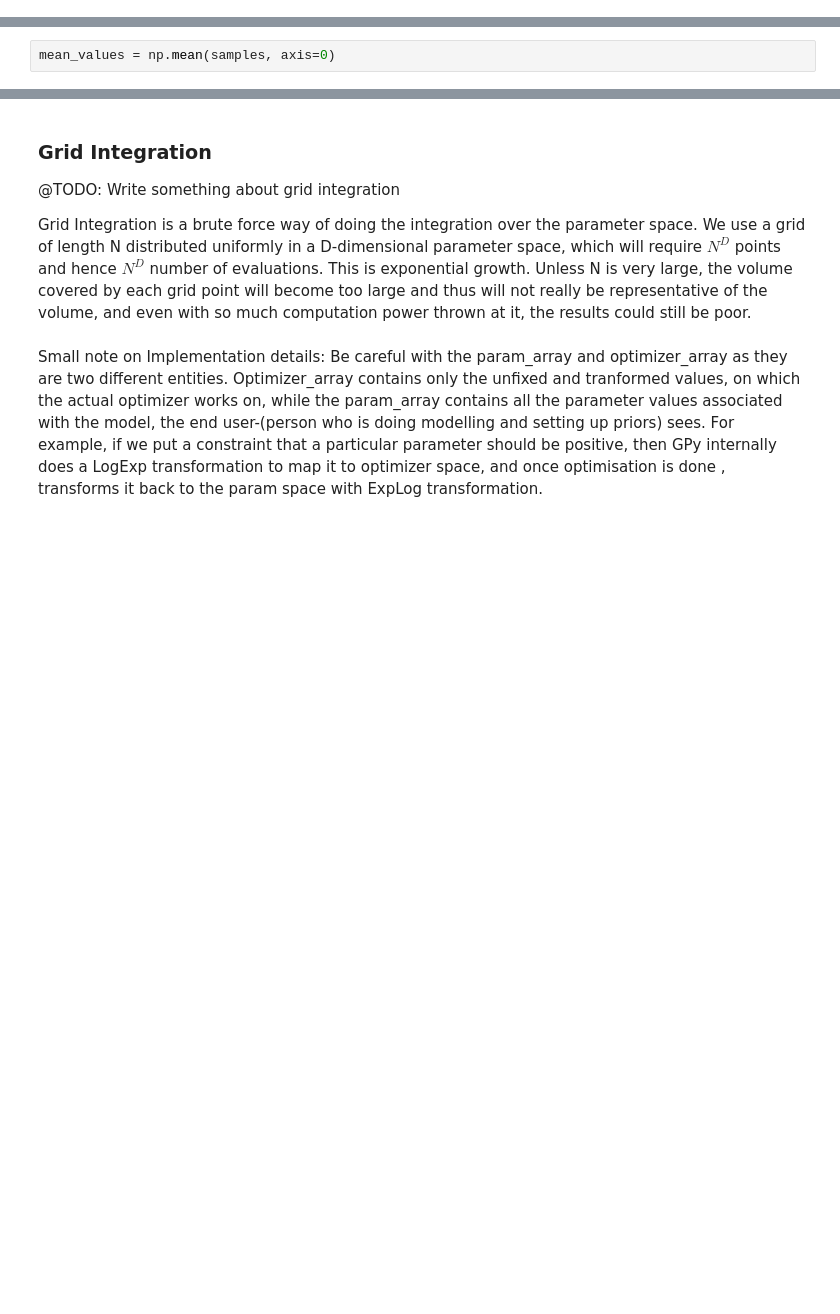
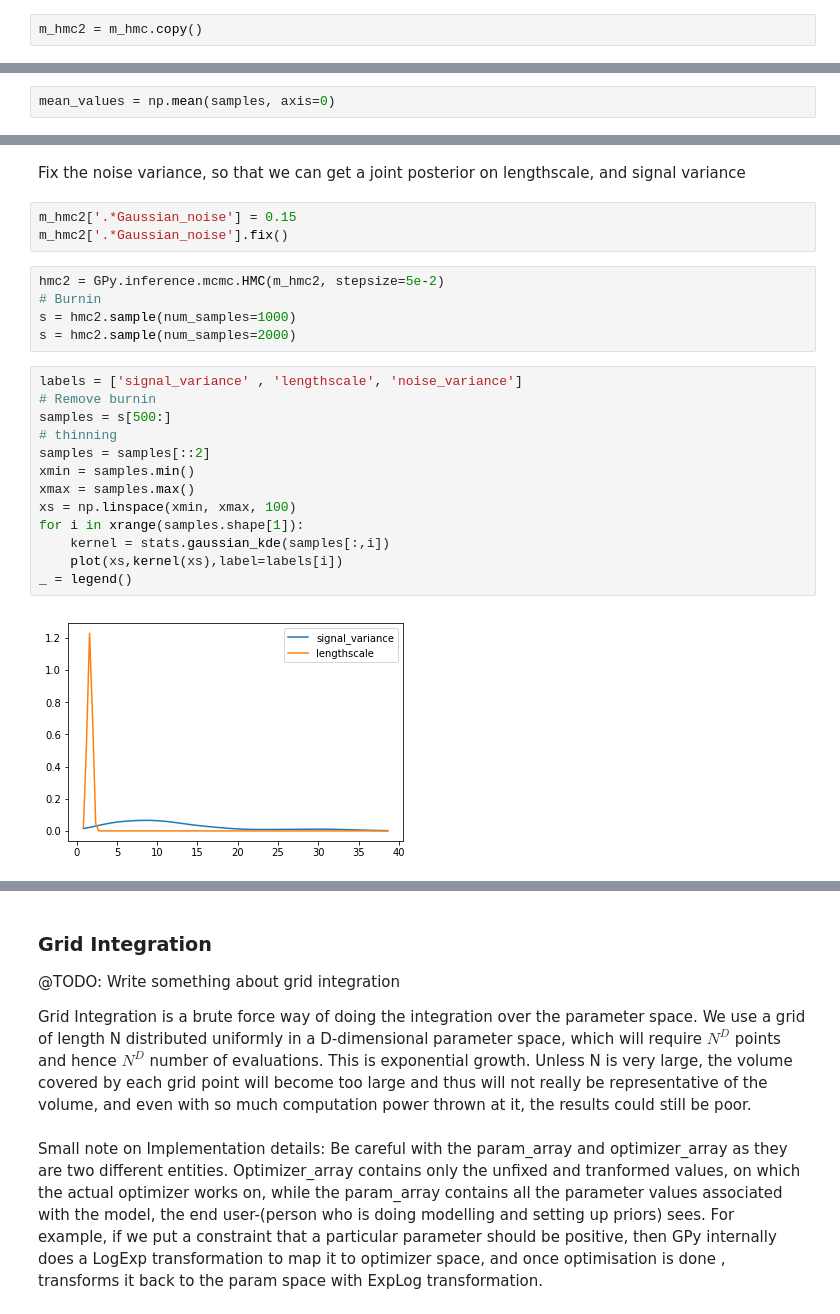
Before and after one commit to adhaka/notebook_gallery, a Jupyter notebook: practice/ccd/Model-Selection.ipynb, the cells around one changed output, grey strips where cells are left out. Saved outputs shown, nothing was run; the diff lists cells and outputs as text; blank space fills up the shorter version.

```diff
--- a/practice/ccd/Model-Selection.ipynb
+++ b/practice/ccd/Model-Selection.ipynb
@@ -196,6 +231,8 @@ Integration over hyperparameter space is intractable, so we can use an approxima
 Code used from here: http://nbviewer.jupyter.org/github/SheffieldML/notebook/blob/master/GPy/sampling_hmc.ipynb
 # %%
 m_hmc = GPy.core.GP(X, Y,  k.copy(), lik.copy(), inference_method=laplace)
+# %%
+m_hmc2 = m_hmc.copy()
 # %%
 # m_hmc.unconstrain()
 m_hmc.kern.lengthscale.set_prior(gamma_prior3)
@@ -277,2 +314,27 @@ Parameters:
 <matplotlib.axes._subplots.AxesSubplot at 0x...>
 [figure]
+# %% [markdown]
+Fix the noise variance, so that we can get a joint posterior on lengthscale, and signal variance
+# %%
+m_hmc2['.*Gaussian_noise'] = 0.15
+m_hmc2['.*Gaussian_noise'].fix()
+# %%
+hmc2 = GPy.inference.mcmc.HMC(m_hmc2, stepsize=5e-2)
+# Burnin
+s = hmc2.sample(num_samples=1000)
+s = hmc2.sample(num_samples=2000)
+# %%
+labels = ['signal_variance' , 'lengthscale', 'noise_variance']
+# Remove burnin
+samples = s[500:]
+# thinning
+samples = samples[::2]
+xmin = samples.min()
+xmax = samples.max()
+xs = np.linspace(xmin, xmax, 100)
+for i in xrange(samples.shape[1]):
+    kernel = stats.gaussian_kde(samples[:,i])
+    plot(xs,kernel(xs),label=labels[i])
+_ = legend()
+# %% [output]
+[figure, added]
```
Also changed, not shown: parts of 27 cells of this notebook.
